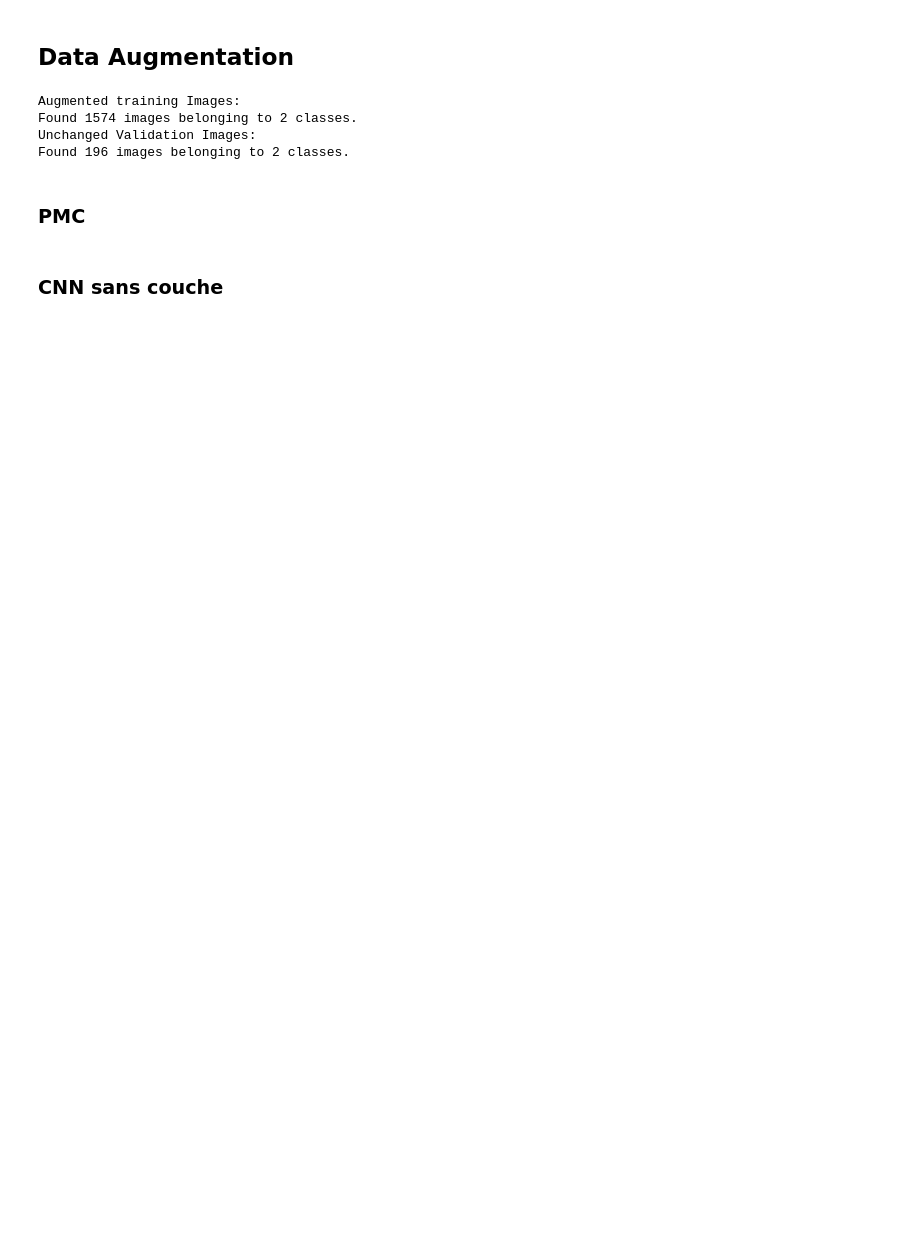
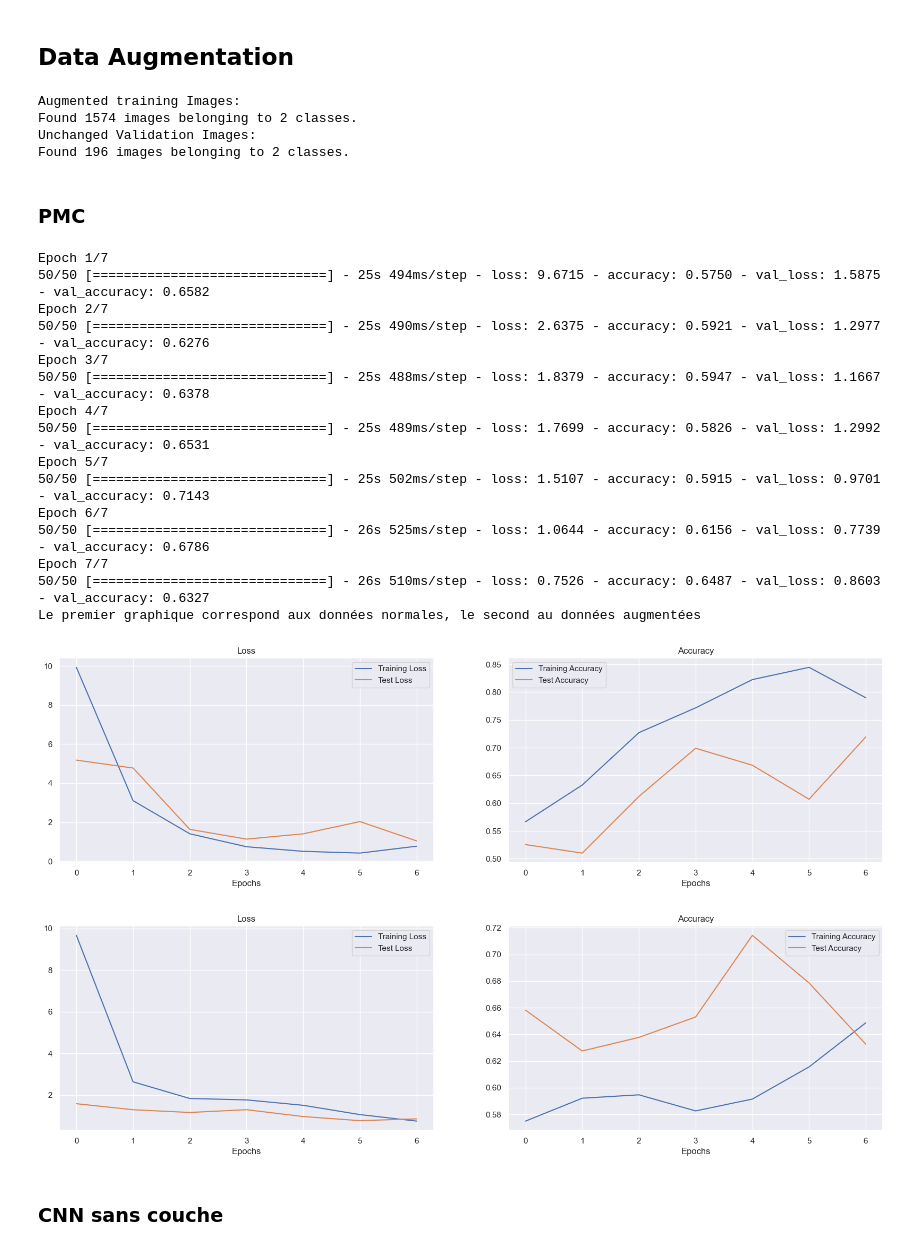
Before and after one commit to baudu69/TransferLearning, a Jupyter notebook: cnn.ipynb, the cells around one changed output. Cells and saved outputs as stored; diff of their text form; code cells hidden in the pictures; blank space fills up the shorter version.

```diff
--- a/cnn.ipynb
+++ b/cnn.ipynb
@@ -217,18 +240,37 @@ Found 196 images belonging to 2 classes.
 # %% [markdown]
 ### PMC
 # %%
+model_1.load_weights('model1_init.h5')
 model_1.compile(loss=tf.losses.BinaryCrossentropy(),
                 optimizer='adam',
                 metrics=['accuracy'])
 
 history_1_1 = model_1.fit(train_data_augmented,
                           epochs=epoch,
                           steps_per_epoch=len(train_data_augmented),
                           validation_data=val_data,
                           validation_steps=len(val_data))
 print("Le premier graphique correspond aux données normales, le second au données augmentées")
 plot_loss_curves(history_1)
 plot_loss_curves(history_1_1)
+# %% [output]
+Epoch 1/7
+50/50 [==============================] - 25s 494ms/step - loss: 9.6715 - accuracy: 0.5750 - val_loss: 1.5875 - val_accuracy: 0.6582
+Epoch 2/7
+50/50 [==============================] - 25s 490ms/step - loss: 2.6375 - accuracy: 0.5921 - val_loss: 1.2977 - val_accuracy: 0.6276
+Epoch 3/7
+50/50 [==============================] - 25s 488ms/step - loss: 1.8379 - accuracy: 0.5947 - val_loss: 1.1667 - val_accuracy: 0.6378
+Epoch 4/7
+50/50 [==============================] - 25s 489ms/step - loss: 1.7699 - accuracy: 0.5826 - val_loss: 1.2992 - val_accuracy: 0.6531
+Epoch 5/7
+50/50 [==============================] - 25s 502ms/step - loss: 1.5107 - accuracy: 0.5915 - val_loss: 0.9701 - val_accuracy: 0.7143
+Epoch 6/7
+50/50 [==============================] - 26s 525ms/step - loss: 1.0644 - accuracy: 0.6156 - val_loss: 0.7739 - val_accuracy: 0.6786
+Epoch 7/7
+50/50 [==============================] - 26s 510ms/step - loss: 0.7526 - accuracy: 0.6487 - val_loss: 0.8603 - val_accuracy: 0.6327
+Le premier graphique correspond aux données normales, le second au données augmentées
+[figure, added]
+[figure, added]
 # %% [markdown]
 ### CNN sans couche
 # %%
```
Also changed, not shown: parts of 17 cells of this notebook.
